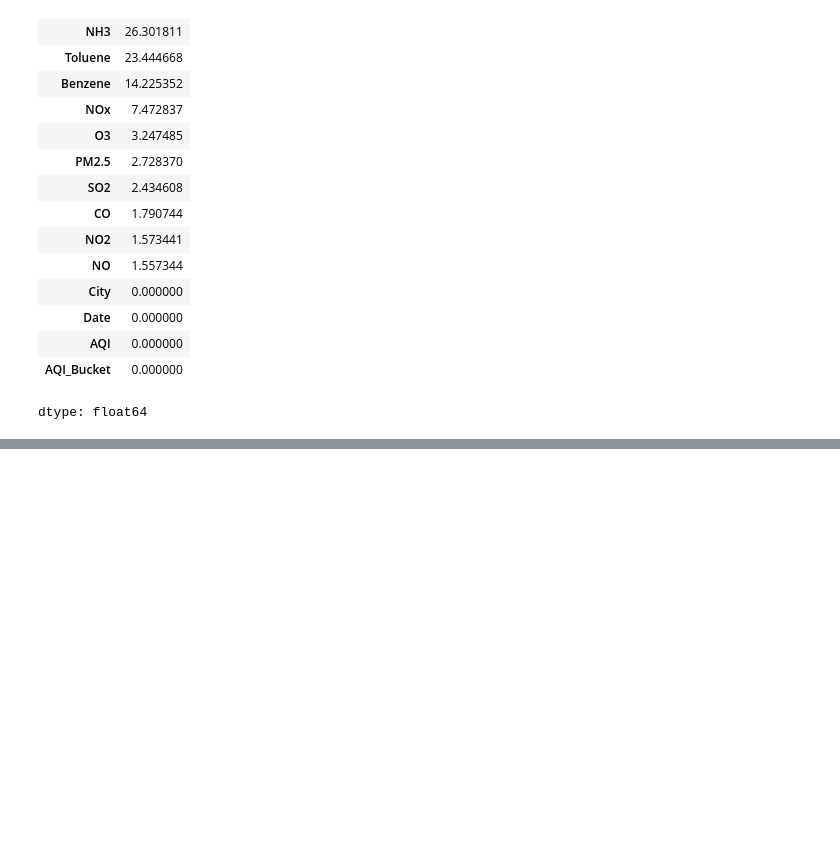
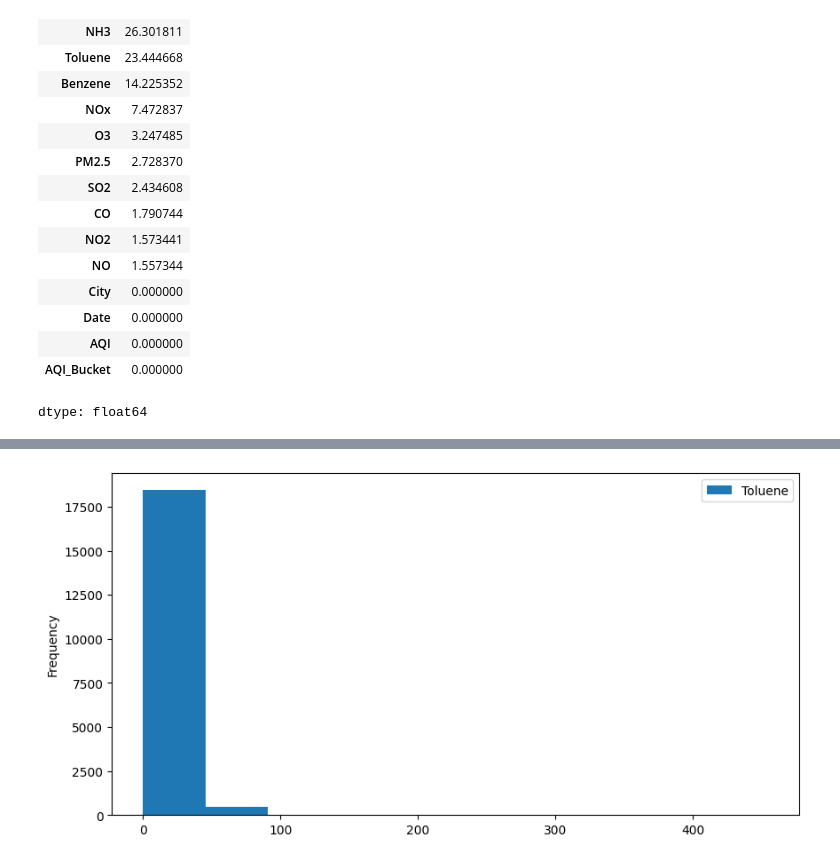
Before and after one commit to shivambarthwal2/Air-Quality-Index-Prediction-AICTE-Cycle-4, a Jupyter notebook: AQI_Prediction_Model.ipynb, the cells around one changed output, grey strips where cells are left out. Cells and saved outputs as stored; diff of their text form; code cells hidden in the pictures; blank space fills up the shorter version.

```diff
--- a/AQI_Prediction_Model.ipynb
+++ b/AQI_Prediction_Model.ipynb
@@ -258,0 +284,7 @@ dtype: float64
+# %%
+# Univariate analysis
+df ['Toluene'].plot(kind = 'hist', figsize=(10,5))
+plt. legend()
+plt.show()
+# %% [output]
+[figure, added]
```
Also changed, not shown: parts of 44 cells of this notebook.
